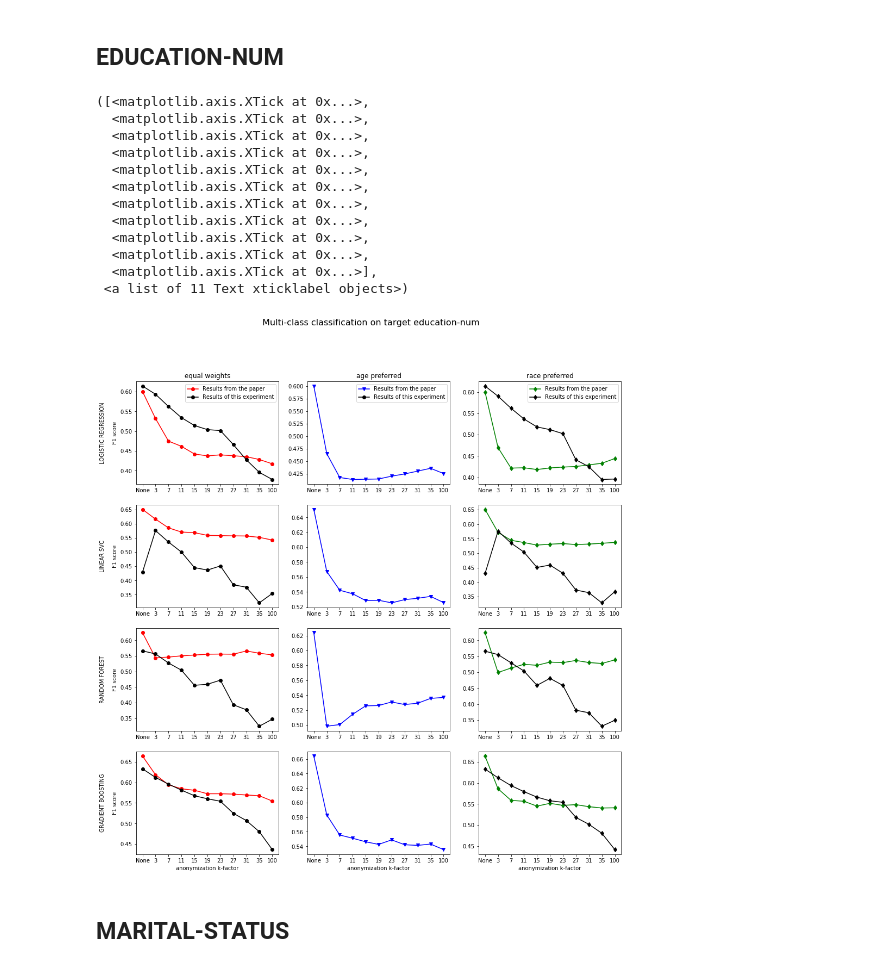
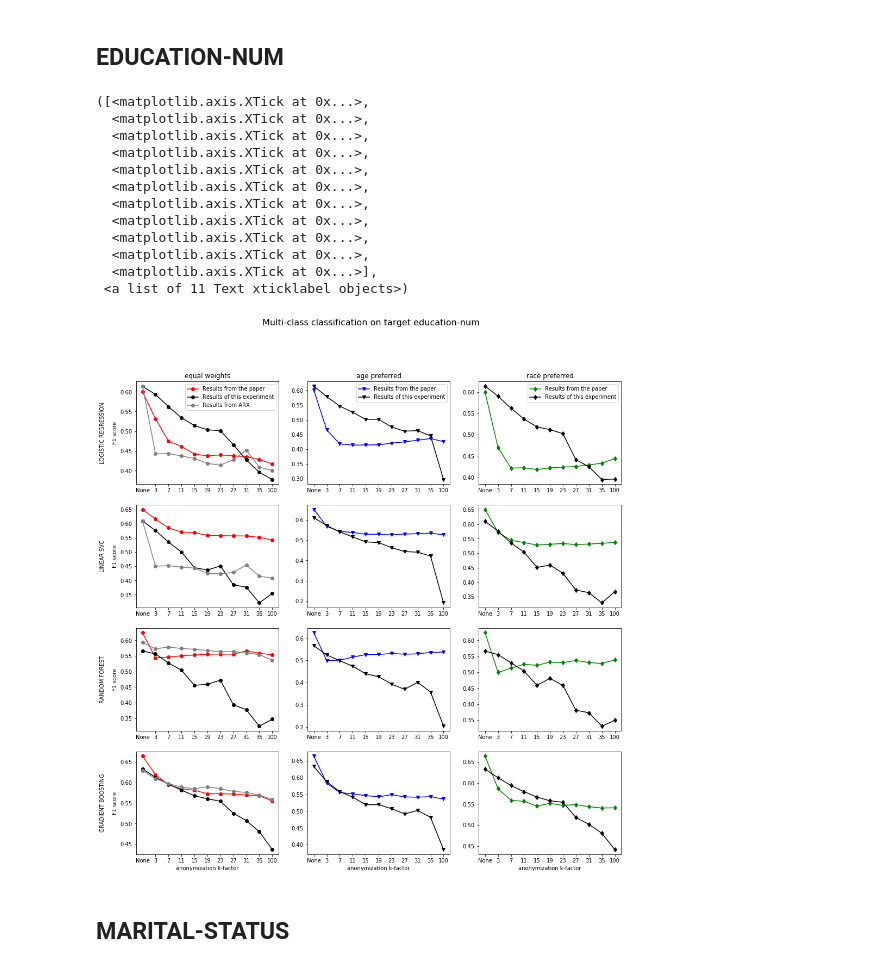
Before and after one commit to tanjascats/anonymization, a Jupyter notebook: notebooks/Performance-Comparison.ipynb, the cells around one changed output. Cells and saved outputs as stored; diff of their text form; code cells hidden in the pictures.

Commit message:
VIsualization done for target-education num

```diff
--- a/notebooks/Performance-Comparison.ipynb
+++ b/notebooks/Performance-Comparison.ipynb
@@ -90,3 +88,26 @@ LR_ne_race, LR_b_race, LSVC_race, RF_race, GB_race = load_classification_results
+# %%
+# load ARX results
+# Logistic Regression by sklearn
+# all locally
+infile = open('../data/ARX/multi-class-edu/LR_f1_scores', 'rb')
+LR_ARX = pickle.load(infile)
+infile.close()
+# Linear SVC by sklearn
+# all locally
+infile = open('../data/ARX/multi-class-edu/SVC_f1_scores', 'rb')
+LSVC_ARX = pickle.load(infile)
+infile.close()
+# Random Forest by Weka
+# only categorical locally
+with open("../data/ARX/without-contin-hie/f1_scores_Random_Forest_Weka.txt") as f:
+    lines = f.readlines()
+RF_ARX = [float(score.rstrip('\n'))/100. for score in lines]
+# Gradient Boosting by RapidMiner
+# all locally
+filepath = "../data/ARX/multi-class-edu/f1_scores_Gradient_Boosting_RapidMiner.txt"
+with open(filepath) as f:
+    lines = f.readlines()
+GB_ARX = [float(score.rstrip('\n'))/100. for score in lines]
 # %%
 # Visualize
 ticks = k_values
@@ -102,11 +123,11 @@ ax.set_title('equal weights')
 ax.set_xticklabels(xlabels)
 
 line1, = plt.plot(ticks, LR_equal_paper, marker='o', color='r', label='Results from the paper')
-#plt.plot(ticks, LR_ne, marker='v', color='b')
-line2, = plt.plot(ticks, LR_b, marker='o', color='black', label='Results of this experiment')
+line2, = plt.plot(ticks, LR, marker='o', color='black', label='Results of this experiment')
+line3, = plt.plot(ticks, LR_ARX, marker='o', color='grey', label='Results from ARX')
 plt.ylabel('LOGISTIC REGRESSION\n\nF1 score')
 plt.xticks(ticks)
-plt.legend(handles=[line1, line2])
+plt.legend(handles=[line1, line2, line3])
 
 # --- age preferred - blue ---
 ax = fig.add_subplot(4,3,2)
@@ -114,8 +135,7 @@ ax.set_title('age preferred')
 ax.set_xticklabels(xlabels)
 
 line1, = plt.plot(ticks, LR_age_paper, marker='v', color='b', label='Results from the paper')
-#plt.plot(ticks, LR_ne, marker='v', color='g')
-#line2, = plt.plot(ticks, LR_b, marker='v', color='black', label='Results of this experiment')
+line2, = plt.plot(ticks, LR_age, marker='v', color='black', label='Results of this experiment')
 plt.xticks(ticks)
 plt.legend(handles=[line1, line2])
 
@@ -125,8 +145,7 @@ ax.set_title('race preferred')
 ax.set_xticklabels(xlabels)
 
 line1, = plt.plot(ticks, LR_race_paper, marker='d', color='g', label='Results from the paper')
-#plt.plot(ticks, LR_ne_race, marker='d', color='b')
-line2, = plt.plot(ticks, LR_b_race, marker='d', color='black', label='Results of this experiment')
+line2, = plt.plot(ticks, LR_race, marker='d', color='black', label='Results of this experiment')
 plt.xticks(ticks)
 plt.legend(handles=[line1, line2])
 
@@ -137,6 +156,7 @@ ax.set_xticklabels(xlabels)
 
 plt.plot(ticks, LSVC_equal_paper, marker='o', color='r')
 plt.plot(ticks, LSVC, marker='o', color='black')
+plt.plot(ticks, LSVC_ARX, marker='o', color='grey')
 plt.ylabel('LINEAR SVC\n\nF1 score')
 plt.xticks(ticks)
 
@@ -145,7 +165,7 @@ ax = fig.add_subplot(4,3,5)
 ax.set_xticklabels(xlabels)
 
 plt.plot(ticks, LSVC_age_paper, marker='v', color='b')
-#plt.plot(ticks, LSVC_age, marker='v', color='black')
+plt.plot(ticks, LSVC_age, marker='v', color='black')
 plt.xticks(ticks)
 
 # --- race preferred - green ---
@@ -163,6 +183,7 @@ ax.set_xticklabels(xlabels)
 
 plt.plot(ticks, RF_equal_paper, marker='o', color='r')
 plt.plot(ticks, RF, marker='o', color='black')
+plt.plot(ticks, RF_ARX, marker='o', color='grey')
 plt.ylabel('RANDOM FOREST\n\nF1 score')
 plt.xticks(ticks)
 
@@ -171,7 +192,7 @@ ax = fig.add_subplot(4,3,8)
 ax.set_xticklabels(xlabels)
 
 plt.plot(ticks, RF_age_paper, marker='v', color='b')
-#plt.plot(ticks, RF_age, marker='v', color='black')
+plt.plot(ticks, RF_age, marker='v', color='black')
 plt.xticks(ticks)
 
 # --- race preferred - green ---
@@ -189,41 +210,42 @@ ax.set_xticklabels(xlabels)
 
 plt.plot(ticks, GB_equal_paper, marker='o', color='r')
 plt.plot(ticks, GB, marker='o', color='black')
+plt.plot(ticks, GB_ARX, marker='o', color='grey')
 plt.ylabel('GRADIENT BOOSTING\n\nF1 score')
 plt.xlabel('anonymization k-factor')
 plt.xticks(ticks)
 
 # --- age preferred - blue ---
 ax = fig.add_subplot(4,3,11)
 ax.set_xticklabels(xlabels)
 
 plt.plot(ticks, GB_age_paper, marker='v', color='b')
-#plt.plot(ticks, GB, marker='v', color='black')
+plt.plot(ticks, GB_age, marker='v', color='black')
 plt.xlabel('anonymization k-factor')
 plt.xticks(ticks)
 
 # --- race preferred - green ---
 ax = fig.add_subplot(4,3,12)
 ax.set_xticklabels(xlabels)
 
 plt.plot(ticks, GB_race_paper, marker='d', color='g')
 plt.plot(ticks, GB_race, marker='d', color='black')
 plt.xlabel('anonymization k-factor')
 plt.xticks(ticks)
 # %% [output]
 ([<matplotlib.axis.XTick at 0x...>,
   <matplotlib.axis.XTick at 0x...>,
   <matplotlib.axis.XTick at 0x...>,
   <matplotlib.axis.XTick at 0x...>,
   <matplotlib.axis.XTick at 0x...>,
   <matplotlib.axis.XTick at 0x...>,
   <matplotlib.axis.XTick at 0x...>,
   <matplotlib.axis.XTick at 0x...>,
   <matplotlib.axis.XTick at 0x...>,
   <matplotlib.axis.XTick at 0x...>,
   <matplotlib.axis.XTick at 0x...>],
  <a list of 11 Text xticklabel objects>)
-[figure, old version]
+[figure, new version]
 # %% [markdown]
 ## MARITAL-STATUS
 # %%
```
Also changed, not shown: parts of 2 cells of this notebook, 11 other files.
